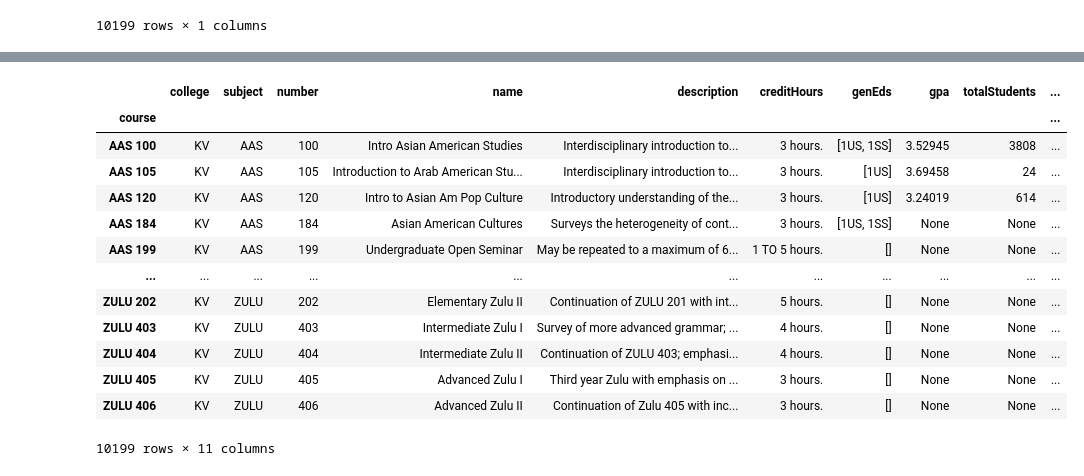
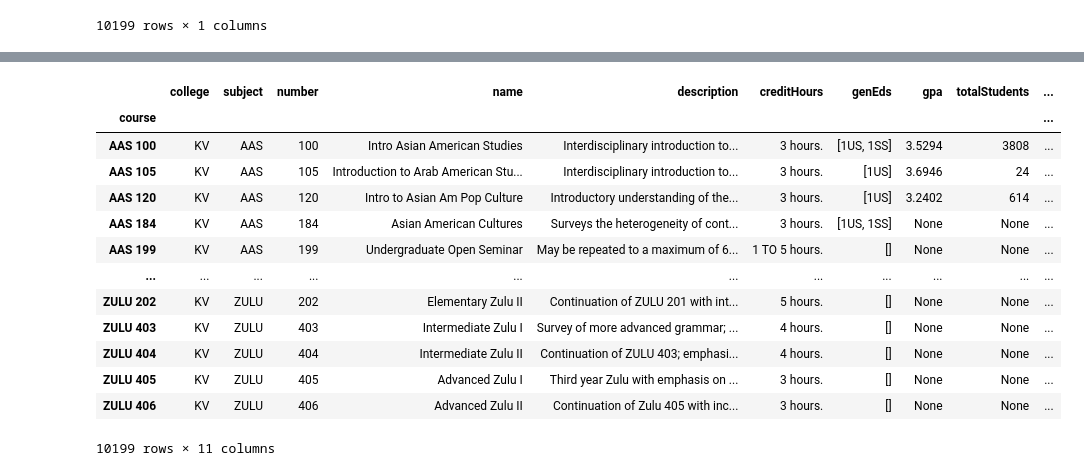
Before and after one commit to JavierMNieto/uiuc-scheduler, a Jupyter notebook: data/scripts/Catalog Cleaning.ipynb, the cells around one changed output, grey strips where cells are left out. Saved outputs shown, nothing was run; the diff lists cells and outputs as text; code cells hidden in the pictures.

```diff
--- a/data/scripts/Catalog Cleaning.ipynb
+++ b/data/scripts/Catalog Cleaning.ipynb
@@ -1,11 +1,16 @@
-# %%
-from pathlib import Path
-import pandas as pd
-import numpy as np
-import json
-pd.set_option('display.max_columns', None)
-pd.set_option('display.expand_frame_repr', False)
-pd.set_option('max_colwidth', None)
+# %%
+from pathlib import Path
+import pandas as pd
+import numpy as np
+import json
+import gzip
+
+def trim_all_columns(df):
+    """
+    Trim whitespace from ends of each value across all series in dataframe
+    """
+    trim_strings = lambda x: x.strip() if isinstance(x, str) else x
+    return df.applymap(trim_strings)
 # %%
 df_gpa = pd.read_csv("https://github.com/wadefagen/datasets/raw/master/gpa/uiuc-gpa-dataset.csv").rename(columns={"Year":"year","Term":"term","Subject":"subject","Number":"number","Primary Instructor":"instructor"})
 
@@ -51,6 +56,7 @@ df_catalogs["course"] = df_catalogs["subject"] + " " + df_catalogs["number"].ast
 df_catalogs.loc[df_catalogs["course"]=="HIST 574", "description"]="Immerses students in major works of recent American religious history. Written from multiple disciplinary perspectives and wrestling with the knotty problems in which religion has been interwoven, these books will give the student a solid foundation in American religious history. 4 graduate hours. No professional credit."
 df_catalogs.loc[df_catalogs["course"]=="ASST 104", "description"] = "Same as REL 104. See REL 104."
 df_catalogs.loc[df_catalogs["course"]=="EPOL 551", "description"] = "Same as EOL 570. See EOL 570."
+df_catalogs = trim_all_columns(df_catalogs)
 
 df_catalogs
 # %% [output]
@@ -336,8 +317,10 @@ df_course_semesters
 10199 rows × 1 columns
 # %%
 df_course_gpas = df_gpa.groupby("course").agg({"gpa": "mean", "total_students": "sum", "year": "nunique"})
-df_course_gpas["students_per_year"] = (df_course_gpas["total_students"]/df_course_gpas["year"]).astype(int)
-df_course_gpas.drop(columns="year", inplace=True)
+df_course_gpas["students_per_year"] = df_course_gpas["total_students"]/df_course_gpas["year"]
+df_course_gpas = df_course_gpas.drop(columns="year").round({"gpa": 4, "students_per_year": 0, "total_students": 0})
+df_course_gpas["students_per_year"] = df_course_gpas["students_per_year"].astype(int)
+df_course_gpas["total_students"] = df_course_gpas["total_students"].astype(int)
 df_course_gpas
 # %% [output]
 |  | gpa | total_students | students_per_year |
@@ -357,15 +340,16 @@ df_course_gpas
 # %%
 df_course_info = df_course_info.drop(columns=["year", "term"]).merge(df_course_gpas, how="left", on="course").merge(df_course_semesters, how="left", on="course")
 df_course_info = df_course_info.fillna(np.nan).replace([np.nan], [None]).rename(columns={"credit_hours": "creditHours", "gen_ed": "genEds", "total_students": "totalStudents", "students_per_year": "studentsPerYear"})
 df_course_info.loc[df_course_info["description"].isna()] = ""
-df_course_info["semesters"] = df_course_info["semesters"].apply(list)
+df_course_info["semesters"] = df_course_info["semesters"].apply(list).apply(lambda x: [list(y) for y in x])
+df_course_info = trim_all_columns(df_course_info)
 df_course_info
 # %% [output]
 |  | college | subject | number | name | description | creditHours | genEds | gpa | totalStudents | ... |
 | course |  |  |  |  |  |  |  |  |  | ... |
-| AAS 100 | KV | AAS | 100 | Intro Asian American Studies | Interdisciplinary introduction to... | 3 hours. | [1US, 1SS] | 3.52945 | 3808 | ... |
-| AAS 105 | KV | AAS | 105 | Introduction to Arab American Stu... | Interdisciplinary introduction to... | 3 hours. | [1US] | 3.69458 | 24 | ... |
-| AAS 120 | KV | AAS | 120 | Intro to Asian Am Pop Culture | Introductory understanding of the... | 3 hours. | [1US] | 3.24019 | 614 | ... |
+| AAS 100 | KV | AAS | 100 | Intro Asian American Studies | Interdisciplinary introduction to... | 3 hours. | [1US, 1SS] | 3.5294 | 3808 | ... |
+| AAS 105 | KV | AAS | 105 | Introduction to Arab American Stu... | Interdisciplinary introduction to... | 3 hours. | [1US] | 3.6946 | 24 | ... |
+| AAS 120 | KV | AAS | 120 | Intro to Asian Am Pop Culture | Introductory understanding of the... | 3 hours. | [1US] | 3.2402 | 614 | ... |
 | AAS 184 | KV | AAS | 184 | Asian American Cultures | Surveys the heterogeneity of cont... | 3 hours. | [1US, 1SS] | None | None | ... |
 | AAS 199 | KV | AAS | 199 | Undergraduate Open Seminar | May be repeated to a maximum of 6... | 1 TO 5 hours. | [] | None | None | ... |
 | ... | ... | ... | ... | ... | ... | ... | ... | ... | ... | ... |
```
Also changed, not shown: parts of 12 cells of this notebook, 4 other files.
